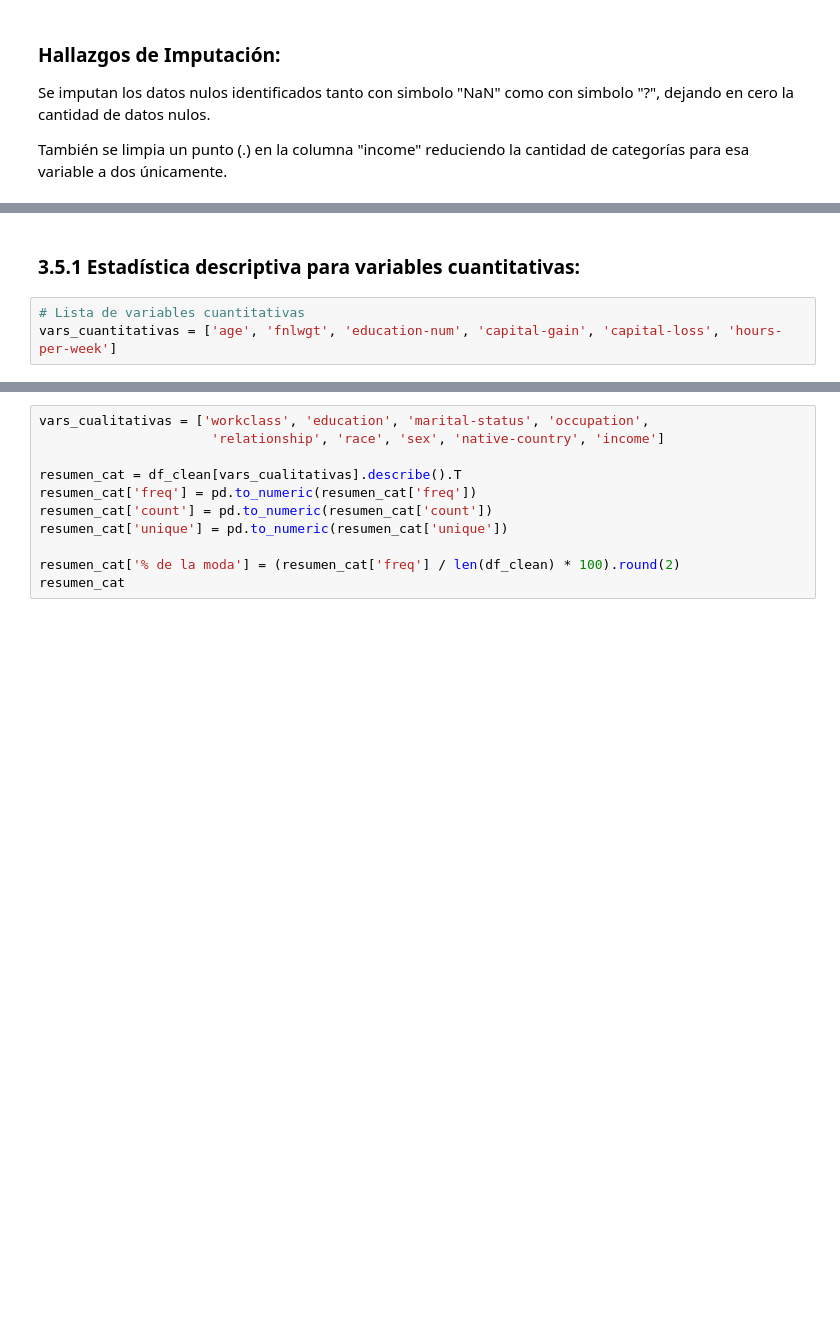
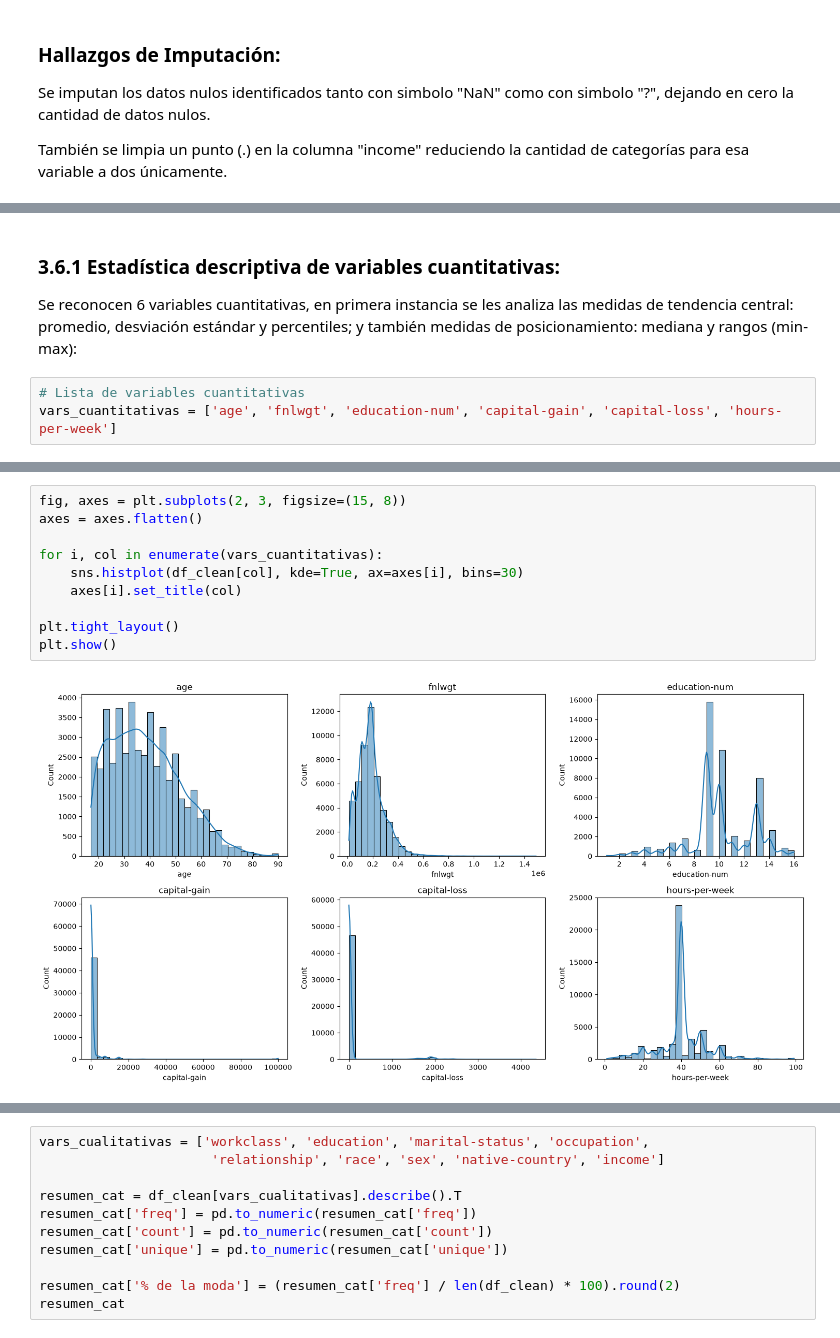
Before and after one commit to sebacalfa/ProyFinal_Mod6, a Jupyter notebook: Proyecto_Final_Mod6.ipynb, the cells around one changed output, grey strips where cells are left out. Cells and saved outputs as stored; diff of their text form; blank space fills up the shorter version.

```diff
--- a/Proyecto_Final_Mod6.ipynb
+++ b/Proyecto_Final_Mod6.ipynb
@@ -356,5 +385,7 @@ También se limpia un punto (.) en la columna "income" reduciendo la cantidad de
 # %% [markdown]
-### 3.5.1 Estadística descriptiva para variables cuantitativas:
+### 3.6.1 Estadística descriptiva de variables cuantitativas:
+
+Se reconocen 6 variables cuantitativas, en primera instancia se les analiza las medidas de tendencia central: promedio, desviación estándar y percentiles; y también medidas de posicionamiento: mediana y rangos (min-max):
 # %%
 # Lista de variables cuantitativas
 vars_cuantitativas = ['age', 'fnlwgt', 'education-num', 'capital-gain', 'capital-loss', 'hours-per-week']
@@ -373,6 +404,18 @@ resumen
 | capital-gain | 48842.00 | 1079.07 | 7452.02 | 0.00 | 0.00 | 0.00 | 0.00 | 99999.00 | 99999.00 | 0.00 |
 | capital-loss | 48842.00 | 87.50 | 403.00 | 0.00 | 0.00 | 0.00 | 0.00 | 4356.00 | 4356.00 | 0.00 |
 | hours-per-week | 48842.00 | 40.42 | 12.39 | 1.00 | 40.00 | 40.00 | 45.00 | 99.00 | 98.00 | 40.00 |
+# %%
+fig, axes = plt.subplots(2, 3, figsize=(15, 8))
+axes = axes.flatten()
+
+for i, col in enumerate(vars_cuantitativas):
+    sns.histplot(df_clean[col], kde=True, ax=axes[i], bins=30)
+    axes[i].set_title(col)
+
+plt.tight_layout()
+plt.show()
+# %% [output]
+[figure, added]
 # %% [markdown]
 ### Descripción de las variables cuantitativas:
 
```
Also changed, not shown: parts of 33 cells of this notebook.
